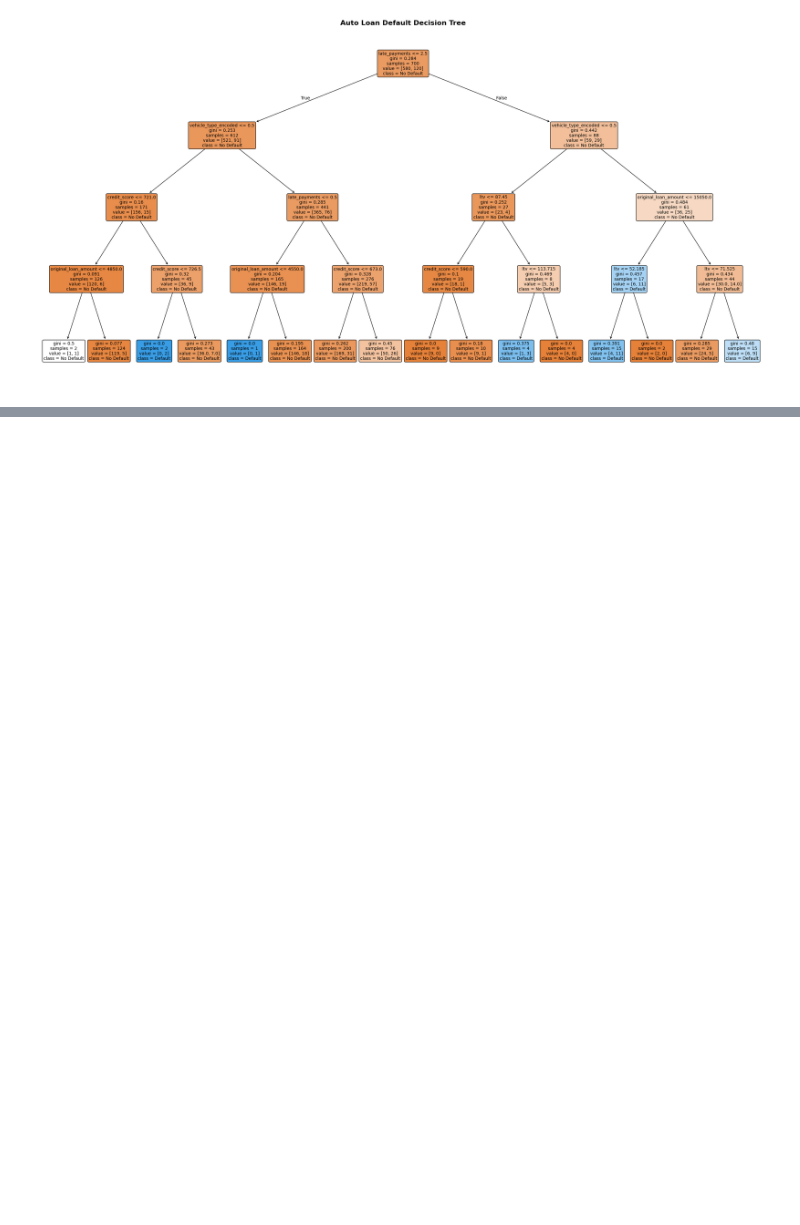
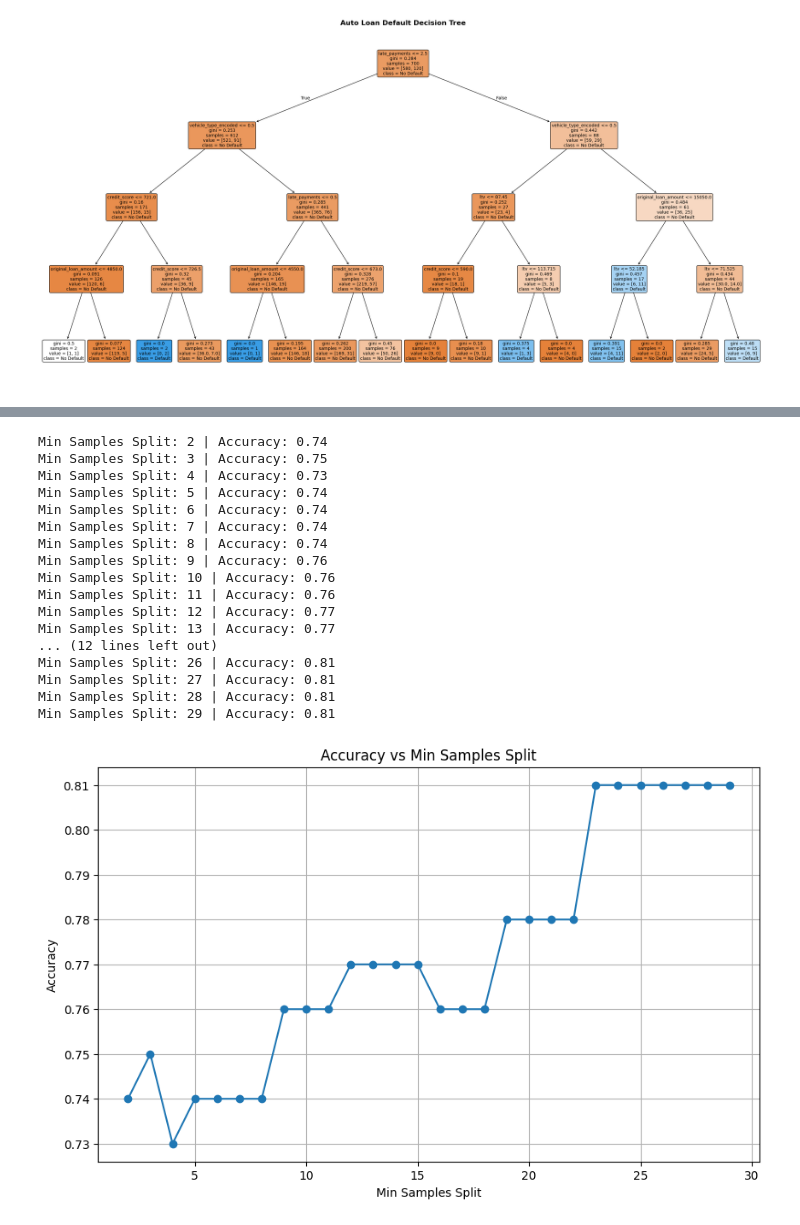
Before and after one commit to imoore99/decision_trees, a Jupyter notebook: decision_trees.ipynb, the cells around one changed output, grey strips where cells are left out. Drawn from its saved outputs; the diff is of its cells as text; code cells hidden in the pictures; blank space fills up the shorter version.

```diff
--- a/decision_trees.ipynb
+++ b/decision_trees.ipynb
@@ -263,0 +313,48 @@ plt.show()
+# %%
+m_samples_split = np.arange(2, 30, 1)
+
+m_samples_split_list = []
+accuracy_split_list = []
+
+for i in m_samples_split:
+    #establish model
+    clf = DecisionTreeClassifier(min_samples_split = i, random_state=seed)
+    #fit model
+    clf.fit(X_train, y_train)
+
+    # Predict on the test set
+    y_pred = clf.predict(X_test)
+
+    # Calculate accuracy
+    accuracy = round(accuracy_score(y_test, y_pred), 2)
+    print(f"Min Samples Split: {i} | Accuracy: {accuracy}")
+
+    m_samples_split_list.append(i)
+    accuracy_split_list.append(accuracy)
+
+plt.figure(figsize=(10, 6))
+plt.plot(m_samples_split_list, accuracy_split_list, marker='o')
+plt.xlabel('Min Samples Split')
+plt.ylabel('Accuracy')
+plt.title('Accuracy vs Min Samples Split')
+plt.grid(True)
+plt.show()
+# %% [output]
+Min Samples Split: 2 | Accuracy: 0.74
+Min Samples Split: 3 | Accuracy: 0.75
+Min Samples Split: 4 | Accuracy: 0.73
+Min Samples Split: 5 | Accuracy: 0.74
+Min Samples Split: 6 | Accuracy: 0.74
+Min Samples Split: 7 | Accuracy: 0.74
+Min Samples Split: 8 | Accuracy: 0.74
+Min Samples Split: 9 | Accuracy: 0.76
+Min Samples Split: 10 | Accuracy: 0.76
+Min Samples Split: 11 | Accuracy: 0.76
+Min Samples Split: 12 | Accuracy: 0.77
+Min Samples Split: 13 | Accuracy: 0.77
+... (12 lines left out)
+Min Samples Split: 26 | Accuracy: 0.81
+Min Samples Split: 27 | Accuracy: 0.81
+Min Samples Split: 28 | Accuracy: 0.81
+Min Samples Split: 29 | Accuracy: 0.81
+[figure, added]
```
Also changed, not shown: parts of 8 cells of this notebook.
